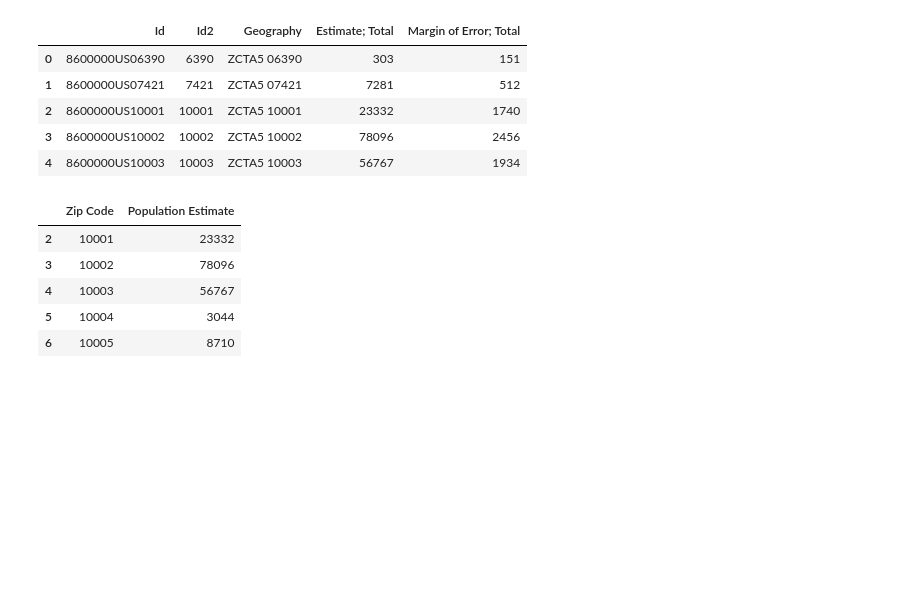
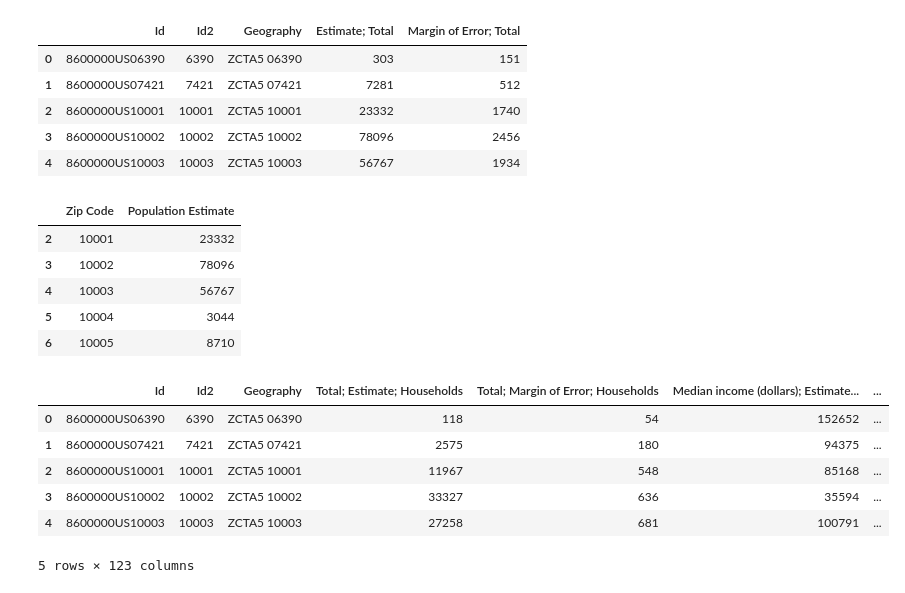
Before and after one commit to kahartman2/Project_NYC_311, a Jupyter notebook: DataFrame Merges.ipynb, the cells around one changed output. Drawn from its saved outputs; the diff is of its cells as text; code cells hidden in the pictures; blank space fills up the shorter version.

```diff
--- a/DataFrame Merges.ipynb
+++ b/DataFrame Merges.ipynb
@@ -38,3 +38,13 @@ pop_df.head()
 | 4 | 10003 | 56767 |
 | 5 | 10004 | 3044 |
 | 6 | 10005 | 8710 |
+# %%
+income_df.head()
+# %% [output]
+|  | Id | Id2 | Geography | Total; Estimate; Households | Total; Margin of Error; Households | Median income (dollars); Estimate... | ... |
+| 0 | 8600000US06390 | 6390 | ZCTA5 06390 | 118 | 54 | 152652 | ... |
+| 1 | 8600000US07421 | 7421 | ZCTA5 07421 | 2575 | 180 | 94375 | ... |
+| 2 | 8600000US10001 | 10001 | ZCTA5 10001 | 11967 | 548 | 85168 | ... |
+| 3 | 8600000US10002 | 10002 | ZCTA5 10002 | 33327 | 636 | 35594 | ... |
+| 4 | 8600000US10003 | 10003 | ZCTA5 10003 | 27258 | 681 | 100791 | ... |
+5 rows × 123 columns
```
Also changed, not shown: parts of 7 cells of this notebook, 1 other file.
